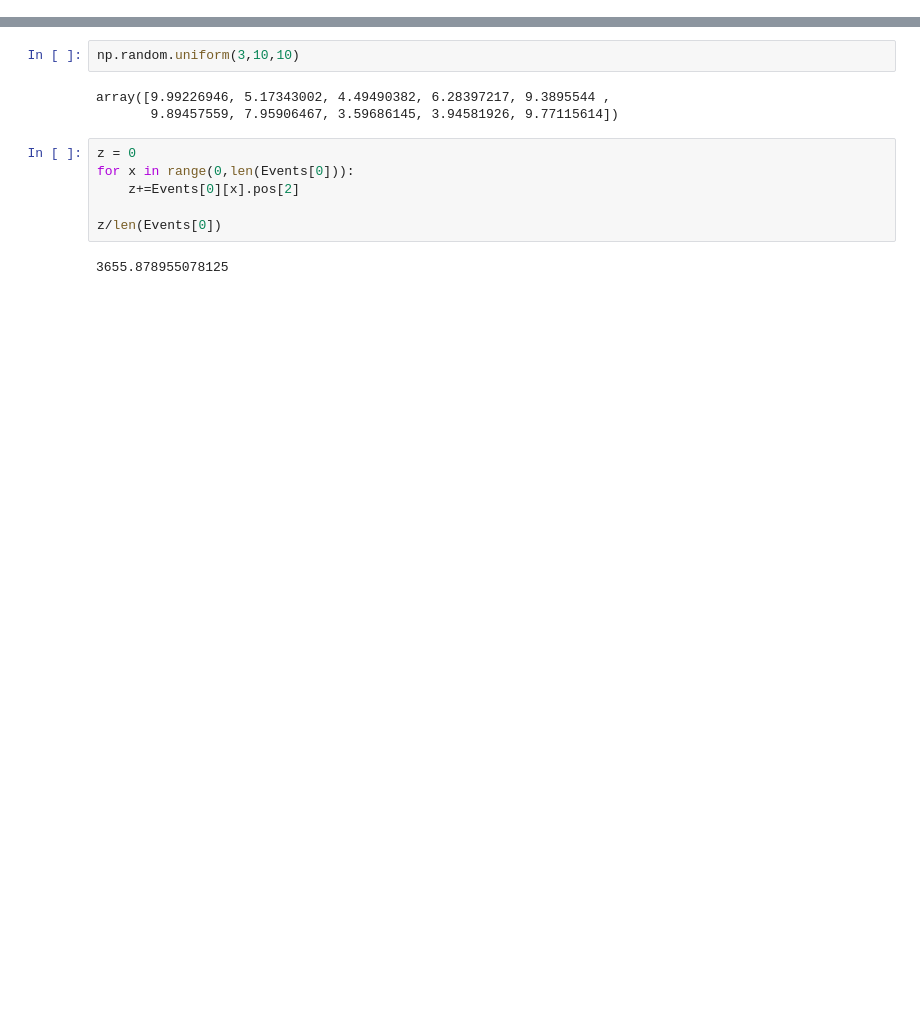
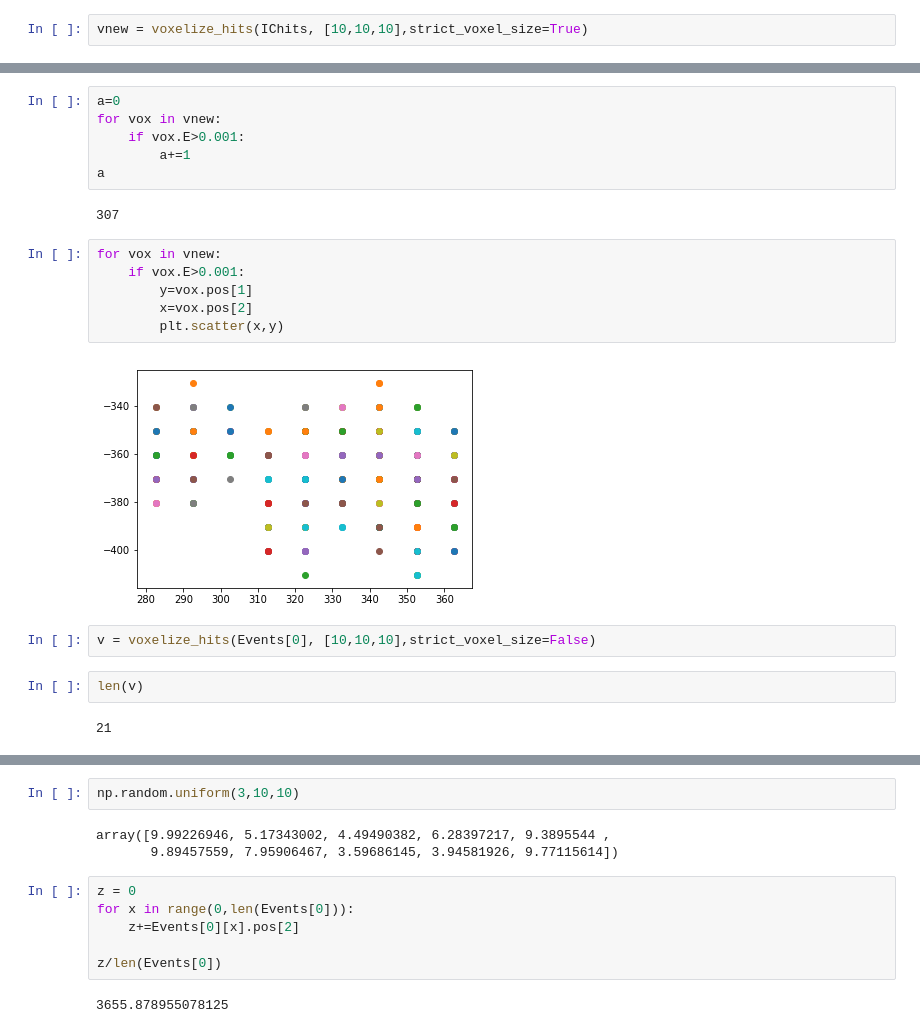
Before and after one commit to AustinMcDonald/Boomhauer, a Jupyter notebook: testing/Difus-v2.ipynb, the cells around one changed output, grey strips where cells are left out. Saved outputs shown, nothing was run; the diff lists cells and outputs as text; blank space fills up the shorter version.

```diff
--- a/testing/Difus-v2.ipynb
+++ b/testing/Difus-v2.ipynb
@@ -11,0 +96,2 @@ Events = load_mchits("../data/Bi214-0000-READOUT_PLANES.h5")
+# %%
+vnew = voxelize_hits(IChits, [10,10,10],strict_voxel_size=True)
@@ -11,0 +118,22 @@ Events = load_mchits("../data/Bi214-0000-READOUT_PLANES.h5")
+# %%
+a=0
+for vox in vnew:
+    if vox.E>0.001:
+        a+=1
+a
+# %% [output]
+307
+# %%
+for vox in vnew:
+    if vox.E>0.001:
+        y=vox.pos[1]
+        x=vox.pos[2]
+        plt.scatter(x,y)
+# %% [output]
+[figure, added]
+# %%
+v = voxelize_hits(Events[0], [10,10,10],strict_voxel_size=False)
+# %%
+len(v)
+# %% [output]
+21
```
Also changed, not shown: parts of 73 cells of this notebook, 8 other files.
